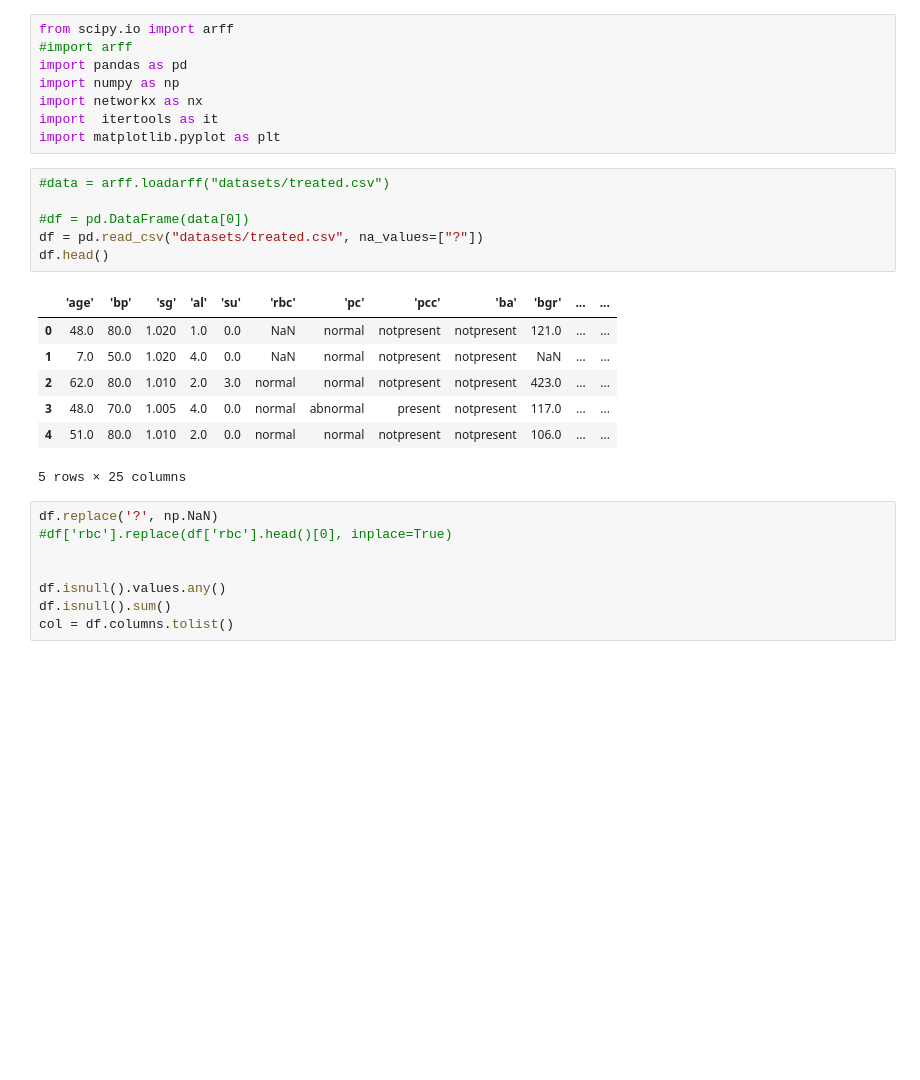
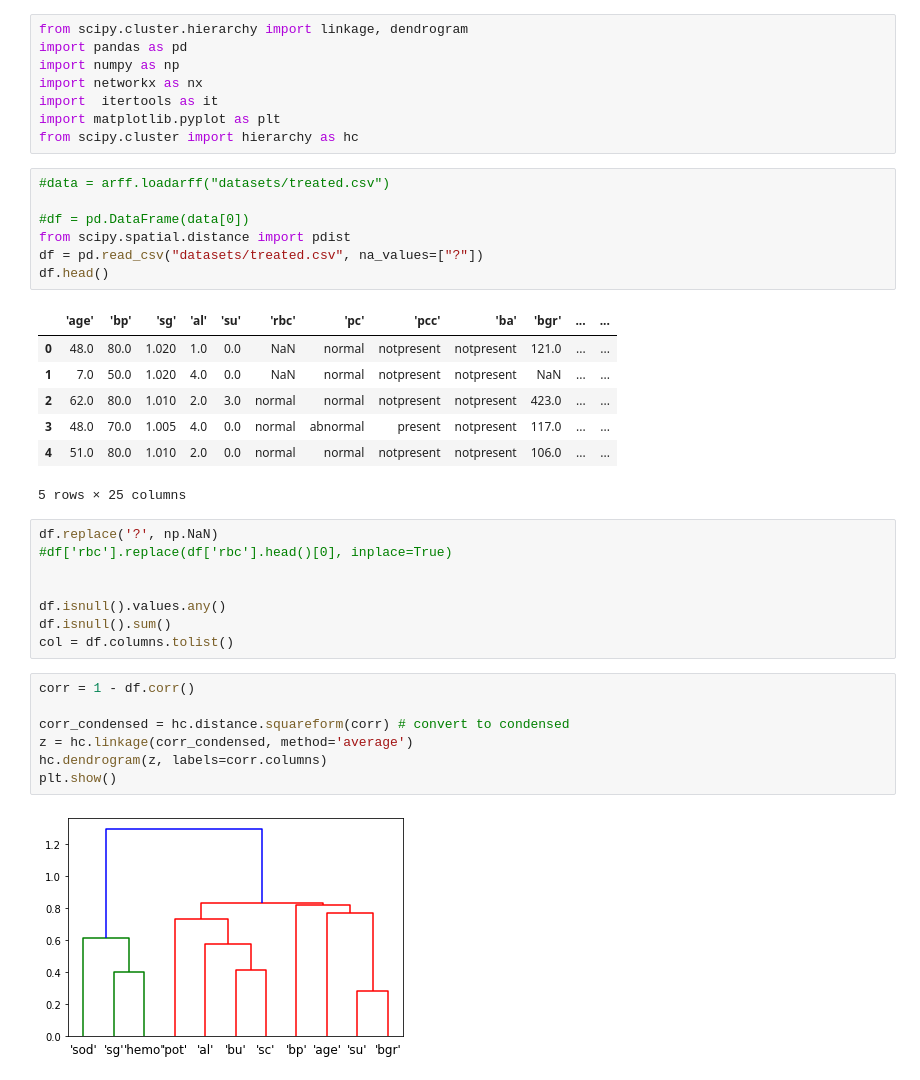
Before and after one commit to ZePedroResende/urban-doodle, a Jupyter notebook: graphs.ipynb, the cells around one changed output. Drawn from its saved outputs; the diff is of its cells as text; blank space fills up the shorter version.

```diff
--- a/graphs.ipynb
+++ b/graphs.ipynb
@@ -1,15 +1,16 @@
 # %%
-from scipy.io import arff
-#import arff
+from scipy.cluster.hierarchy import linkage, dendrogram
 import pandas as pd
 import numpy as np
 import networkx as nx
 import  itertools as it
 import matplotlib.pyplot as plt
+from scipy.cluster import hierarchy as hc
 # %%
 #data = arff.loadarff("datasets/treated.csv")
 
 #df = pd.DataFrame(data[0])
+from scipy.spatial.distance import pdist
 df = pd.read_csv("datasets/treated.csv", na_values=["?"])
 df.head()
 # %% [output]
@@ -28,5 +29,14 @@ df.replace('?', np.NaN)
 df.isnull().values.any()
 df.isnull().sum()
 col = df.columns.tolist()
+# %%
+corr = 1 - df.corr()
+
+corr_condensed = hc.distance.squareform(corr) # convert to condensed
+z = hc.linkage(corr_condensed, method='average')
+hc.dendrogram(z, labels=corr.columns)
+plt.show()
+# %% [output]
+[figure, added]
 # %%
 graph = nx.Graph()
```
Also changed, not shown: parts of 1 cell of this notebook.
